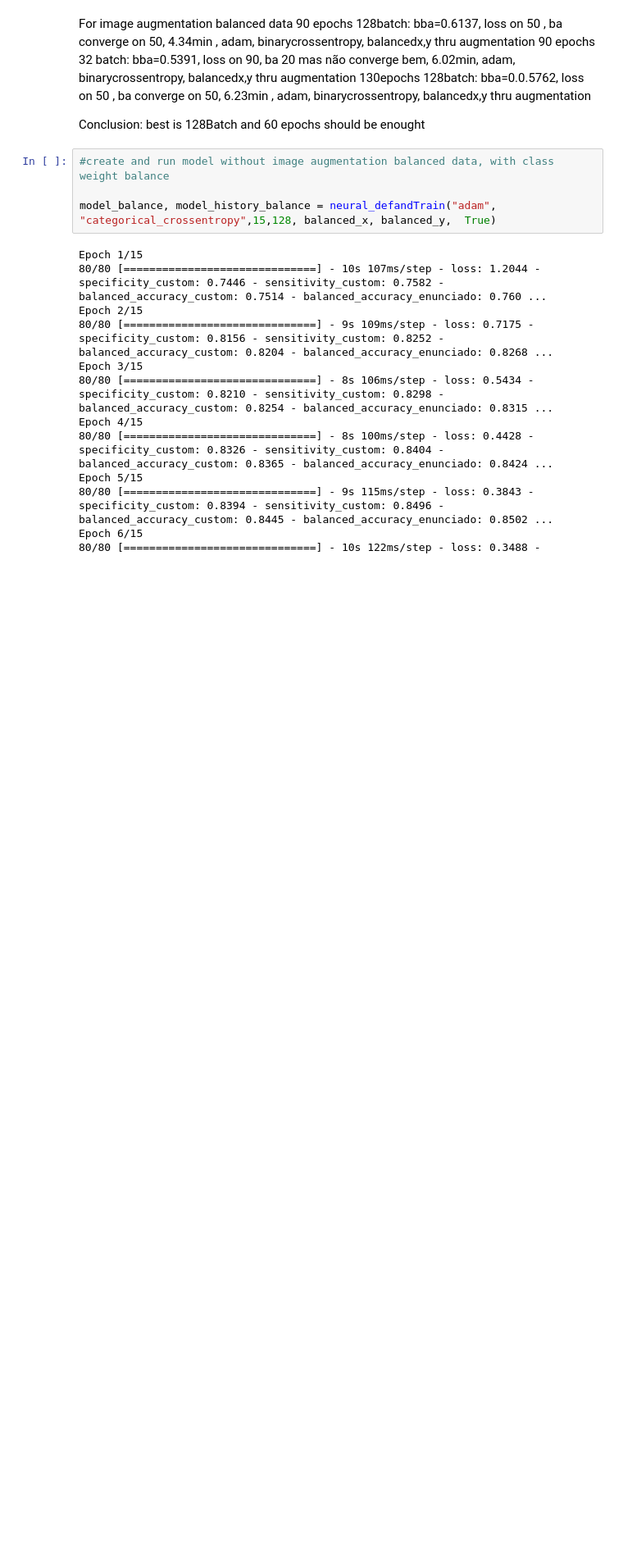
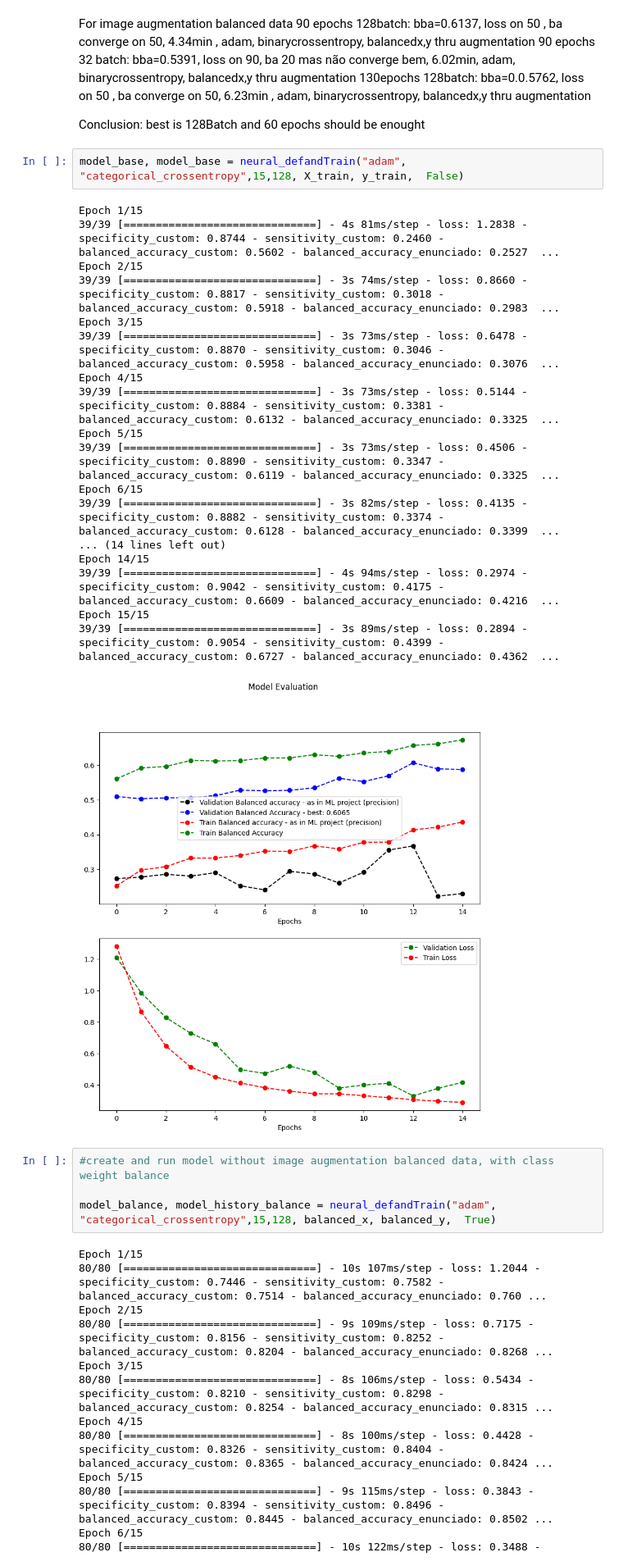
Before and after one commit to Dolfas/ML_Aaut, a Jupyter notebook: Task 5.1/ML_problem5.1 shortversion.ipynb, the cells around one changed output. Shown at 82% size. Cells and saved outputs as stored; diff of their text form; blank space fills up the shorter version.

Commit message:
images plot

```diff
--- a/Task 5.1/ML_problem5.1 shortversion.ipynb
+++ b/Task 5.1/ML_problem5.1 shortversion.ipynb
@@ -142,6 +138,27 @@ For image augmentation balanced data
 130epochs 128batch: bba=0.0.5762, loss on 50 , ba converge on 50, 6.23min , adam, binarycrossentropy, balancedx,y thru augmentation
 
 Conclusion: best is 128Batch and 60 epochs should be enought
+# %%
+model_base, model_base = neural_defandTrain("adam", "categorical_crossentropy",15,128, X_train, y_train,  False)
+# %% [output]
+Epoch 1/15
+39/39 [==============================] - 4s 81ms/step - loss: 1.2838 - specificity_custom: 0.8744 - sensitivity_custom: 0.2460 - balanced_accuracy_custom: 0.5602 - balanced_accuracy_enunciado: 0.2527  ...
+Epoch 2/15
+39/39 [==============================] - 3s 74ms/step - loss: 0.8660 - specificity_custom: 0.8817 - sensitivity_custom: 0.3018 - balanced_accuracy_custom: 0.5918 - balanced_accuracy_enunciado: 0.2983  ...
+Epoch 3/15
+39/39 [==============================] - 3s 73ms/step - loss: 0.6478 - specificity_custom: 0.8870 - sensitivity_custom: 0.3046 - balanced_accuracy_custom: 0.5958 - balanced_accuracy_enunciado: 0.3076  ...
+Epoch 4/15
+39/39 [==============================] - 3s 73ms/step - loss: 0.5144 - specificity_custom: 0.8884 - sensitivity_custom: 0.3381 - balanced_accuracy_custom: 0.6132 - balanced_accuracy_enunciado: 0.3325  ...
+Epoch 5/15
+39/39 [==============================] - 3s 73ms/step - loss: 0.4506 - specificity_custom: 0.8890 - sensitivity_custom: 0.3347 - balanced_accuracy_custom: 0.6119 - balanced_accuracy_enunciado: 0.3325  ...
+Epoch 6/15
+39/39 [==============================] - 3s 82ms/step - loss: 0.4135 - specificity_custom: 0.8882 - sensitivity_custom: 0.3374 - balanced_accuracy_custom: 0.6128 - balanced_accuracy_enunciado: 0.3399  ...
+... (14 lines left out)
+Epoch 14/15
+39/39 [==============================] - 4s 94ms/step - loss: 0.2974 - specificity_custom: 0.9042 - sensitivity_custom: 0.4175 - balanced_accuracy_custom: 0.6609 - balanced_accuracy_enunciado: 0.4216  ...
+Epoch 15/15
+39/39 [==============================] - 3s 89ms/step - loss: 0.2894 - specificity_custom: 0.9054 - sensitivity_custom: 0.4399 - balanced_accuracy_custom: 0.6727 - balanced_accuracy_enunciado: 0.4362  ...
+[figure, added]
 # %%
 #create and run model without image augmentation balanced data, with class weight balance
 
```
Also changed, not shown: parts of 9 cells of this notebook, 2 other files.
